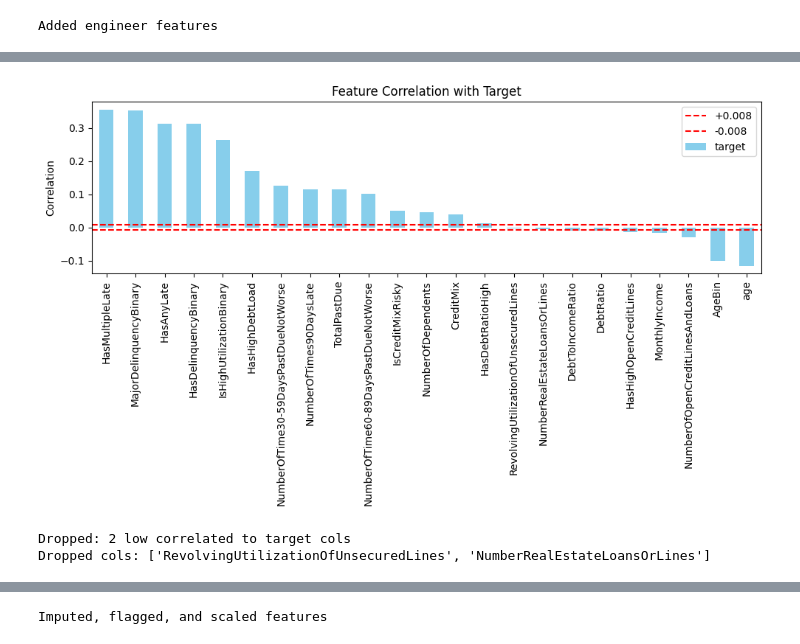
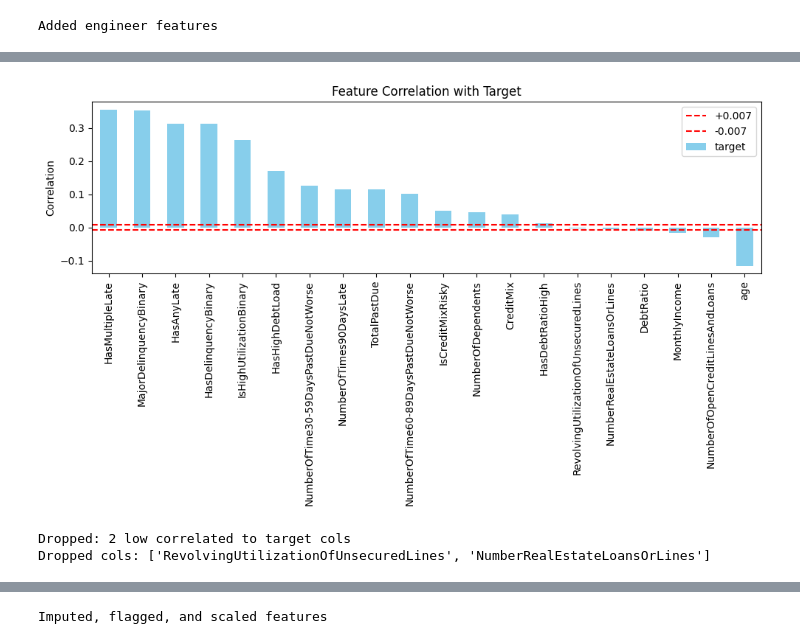
Before and after one commit to sunnysunny77/loan, a Jupyter notebook: cr.ipynb, the cells around one changed output, grey strips where cells are left out. Cells and saved outputs as stored; diff of their text form; code cells hidden in the pictures.

```diff
--- a/cr.ipynb
+++ b/cr.ipynb
@@ -134,16 +134,6 @@ def engineer_features(df):
         df_engi["RevolvingUtilizationOfUnsecuredLines"] > 0.67
     ).astype(int)
 
-    df_engi["AgeBin"] = pd.cut(
-        df_engi["age"],
-        bins=[0, 25, 35, 45, 55, 65, 75, 85, 100],
-        labels=[
-            "Age_0_25", "Age_25_35", "Age_35_45", "Age_45_55",
-            "Age_55_65", "Age_65_75", "Age_75_85", "Age_85_100"
-        ],
-        include_lowest=True
-    )
-
     def credit_mix(row):
         if row["NumberRealEstateLoansOrLines"] == 0 and row["NumberOfOpenCreditLinesAndLoans"] == 0:
             return "NoCredit"
@@ -172,11 +162,7 @@ def engineer_features(df):
         df_engi["NumberOfTime60-89DaysPastDueNotWorse"]) >= 2
     ).astype(int)
 
-    df_engi["HasHighOpenCreditLines"] = (df_engi["NumberOfOpenCreditLinesAndLoans"] > 8).astype(int)
-
     df_engi["HasHighDebtLoad"] = ((df_engi["DebtRatio"] > 0.5) & (df_engi["RevolvingUtilizationOfUnsecuredLines"] > 0.67)).astype(int)
-
-    df_engi["DebtToIncomeRatio"] = df_engi["DebtRatio"] / (df_engi["MonthlyIncome"] + 1e-3)
 
     print("Added engineer features")
 
@@ -742,9 +702,9 @@ Collapsed: 1 rare categories
 Categories collapsed: ['NoCredit']
 # %%
 # Drop low correlated features to target
-df_corr, low_corr_cols_to_drop = drop_low_correlated_to_target(df_collapsed, y_train, threshold=0.008, bias_mode=False)
+df_corr, low_corr_cols_to_drop = drop_low_correlated_to_target(df_collapsed, y_train, threshold=0.007, bias_mode=False)
 # %% [output]
-[figure, old version]
+[figure, new version]
 Dropped: 2 low correlated to target cols
 Dropped cols: ['RevolvingUtilizationOfUnsecuredLines', 'NumberRealEstateLoansOrLines']
 # %%
```
Also changed, not shown: parts of 20 cells of this notebook, 17 other files.
